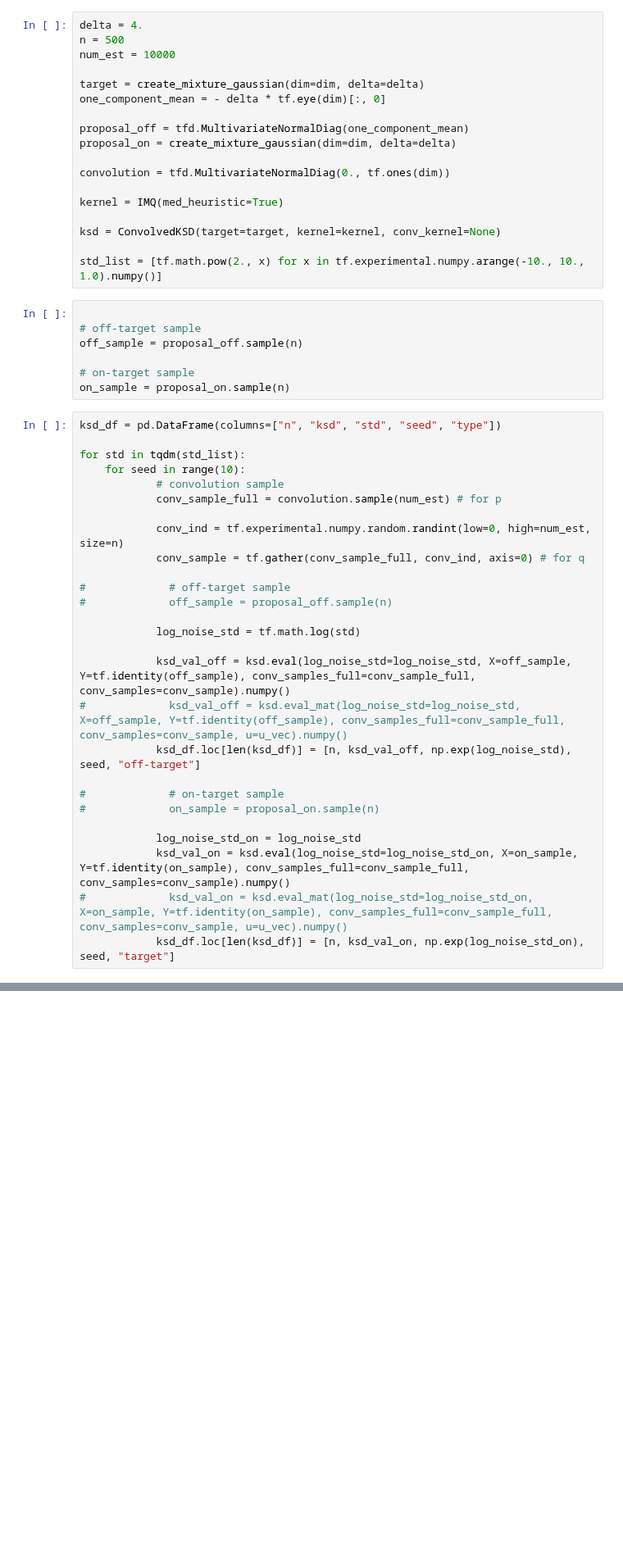
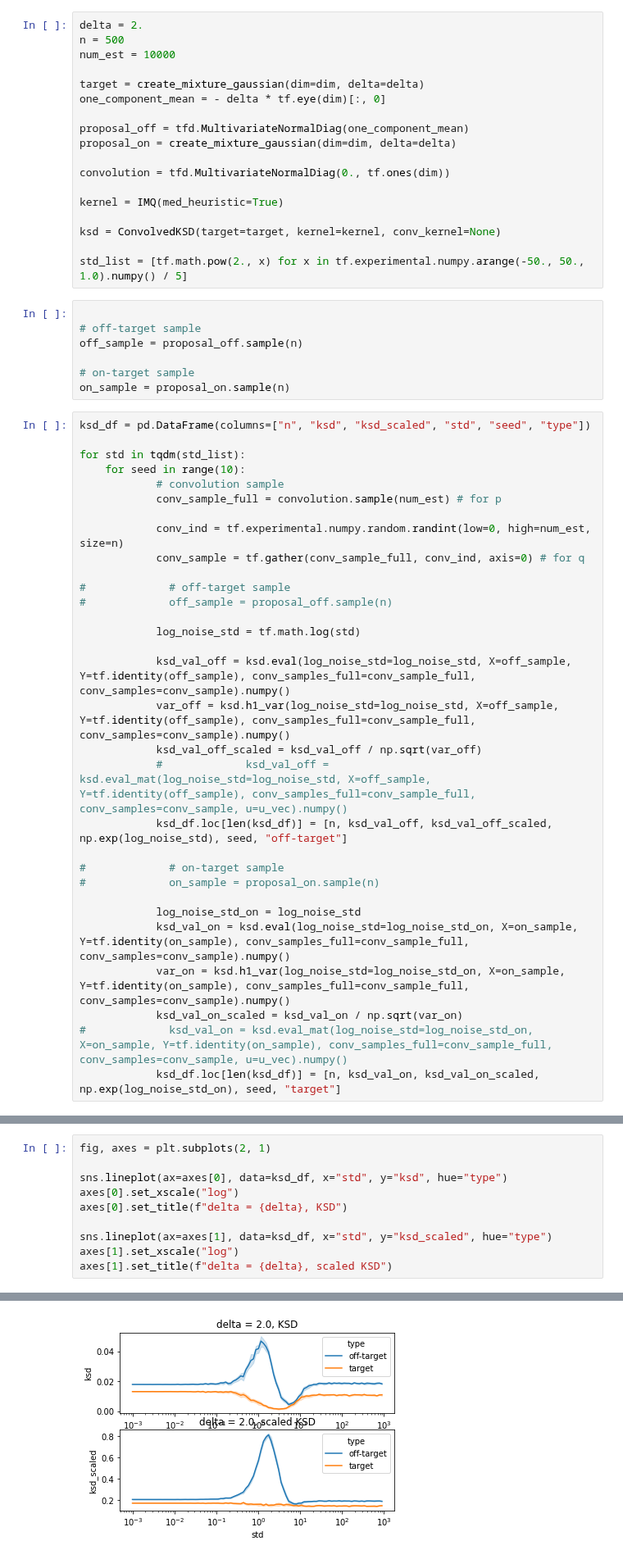
Before and after one commit to XingLLiu/u-stat-high-dim, a Jupyter notebook: find_noise.ipynb, the cells around one changed output, grey strips where cells are left out. Shown at 82% size. Saved outputs shown, nothing was run; the diff lists cells and outputs as text; blank space fills up the shorter version.

```diff
--- a/find_noise.ipynb
+++ b/find_noise.ipynb
@@ -338,7 +367,7 @@ best var 7.417667902848791
 from src.ksd.ksd import ConvolvedKSD
 tf.random.set_seed(0)
 # %%
-delta = 4.
+delta = 2.
 n = 500
 num_est = 10000
 
@@ -354,7 +383,7 @@ kernel = IMQ(med_heuristic=True)
 
 ksd = ConvolvedKSD(target=target, kernel=kernel, conv_kernel=None)
 
-std_list = [tf.math.pow(2., x) for x in tf.experimental.numpy.arange(-10., 10., 1.0).numpy()]
+std_list = [tf.math.pow(2., x) for x in tf.experimental.numpy.arange(-50., 50., 1.0).numpy() / 5]
 # %%
 
 # off-target sample
@@ -363,7 +392,7 @@ off_sample = proposal_off.sample(n)
 # on-target sample
 on_sample = proposal_on.sample(n)
 # %%
-ksd_df = pd.DataFrame(columns=["n", "ksd", "std", "seed", "type"])
+ksd_df = pd.DataFrame(columns=["n", "ksd", "ksd_scaled", "std", "seed", "type"])
 
 for std in tqdm(std_list):
     for seed in range(10):
@@ -379,13 +408,17 @@ for std in tqdm(std_list):
             log_noise_std = tf.math.log(std)
 
             ksd_val_off = ksd.eval(log_noise_std=log_noise_std, X=off_sample, Y=tf.identity(off_sample), conv_samples_full=conv_sample_full, conv_samples=conv_sample).numpy()
-#             ksd_val_off = ksd.eval_mat(log_noise_std=log_noise_std, X=off_sample, Y=tf.identity(off_sample), conv_samples_full=conv_sample_full, conv_samples=conv_sample, u=u_vec).numpy()
-            ksd_df.loc[len(ksd_df)] = [n, ksd_val_off, np.exp(log_noise_std), seed, "off-target"]
+            var_off = ksd.h1_var(log_noise_std=log_noise_std, X=off_sample, Y=tf.identity(off_sample), conv_samples_full=conv_sample_full, conv_samples=conv_sample).numpy()
+            ksd_val_off_scaled = ksd_val_off / np.sqrt(var_off)
+            #             ksd_val_off = ksd.eval_mat(log_noise_std=log_noise_std, X=off_sample, Y=tf.identity(off_sample), conv_samples_full=conv_sample_full, conv_samples=conv_sample, u=u_vec).numpy()
+            ksd_df.loc[len(ksd_df)] = [n, ksd_val_off, ksd_val_off_scaled, np.exp(log_noise_std), seed, "off-target"]
 
 #             # on-target sample
 #             on_sample = proposal_on.sample(n)
 
             log_noise_std_on = log_noise_std
             ksd_val_on = ksd.eval(log_noise_std=log_noise_std_on, X=on_sample, Y=tf.identity(on_sample), conv_samples_full=conv_sample_full, conv_samples=conv_sample).numpy()
+            var_on = ksd.h1_var(log_noise_std=log_noise_std_on, X=on_sample, Y=tf.identity(on_sample), conv_samples_full=conv_sample_full, conv_samples=conv_sample).numpy()
+            ksd_val_on_scaled = ksd_val_on / np.sqrt(var_on)
 #             ksd_val_on = ksd.eval_mat(log_noise_std=log_noise_std_on, X=on_sample, Y=tf.identity(on_sample), conv_samples_full=conv_sample_full, conv_samples=conv_sample, u=u_vec).numpy()
-            ksd_df.loc[len(ksd_df)] = [n, ksd_val_on, np.exp(log_noise_std_on), seed, "target"]
+            ksd_df.loc[len(ksd_df)] = [n, ksd_val_on, ksd_val_on_scaled, np.exp(log_noise_std_on), seed, "target"]
@@ -418,0 +425,11 @@ _ = plt.title(f"(KSD_off - KSD_on) when delta = {delta}")
+# %%
+fig, axes = plt.subplots(2, 1)
+
+sns.lineplot(ax=axes[0], data=ksd_df, x="std", y="ksd", hue="type")
+axes[0].set_xscale("log")
+axes[0].set_title(f"delta = {delta}, KSD")
+
+sns.lineplot(ax=axes[1], data=ksd_df, x="std", y="ksd_scaled", hue="type")
+axes[1].set_xscale("log")
+axes[1].set_title(f"delta = {delta}, scaled KSD")
+# %% [output]
@@ -418,0 +437 @@ _ = plt.title(f"(KSD_off - KSD_on) when delta = {delta}")
+[figure, added]
```
Also changed, not shown: parts of 18 cells of this notebook, 3 other files.
